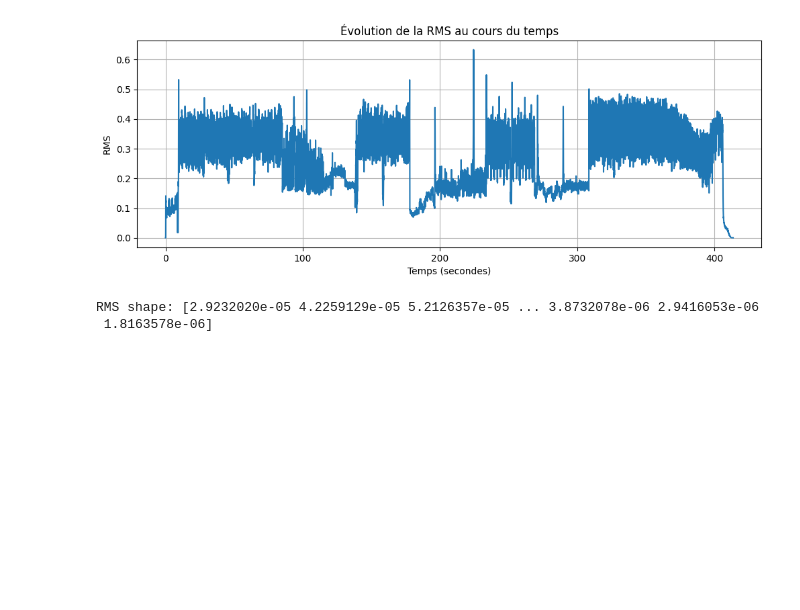
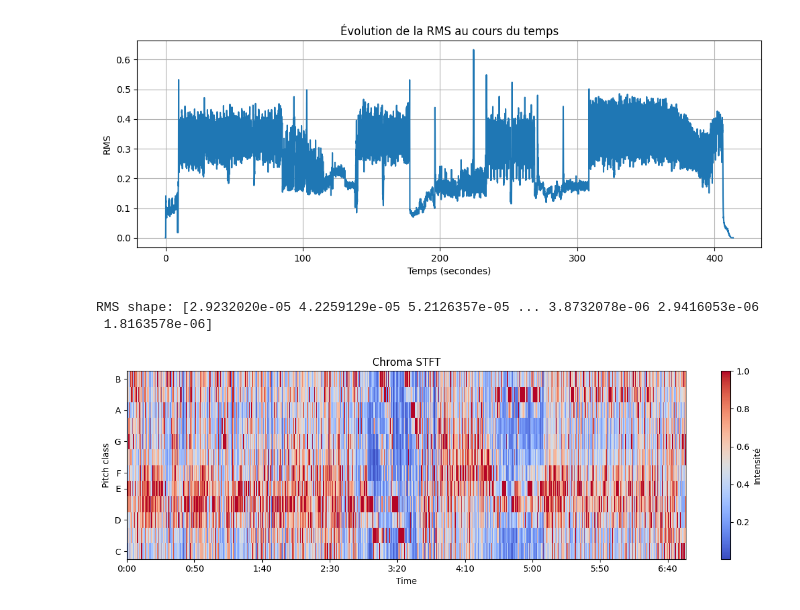
Before and after one commit to seb54/Doggy-and-Cat-adventure, a Jupyter notebook: dog_and_cat.ipynb, the cells around one changed output. Drawn from its saved outputs; the diff is of its cells as text; code cells hidden in the pictures; blank space fills up the shorter version.

```diff
--- a/dog_and_cat.ipynb
+++ b/dog_and_cat.ipynb
@@ -84,3 +84,13 @@ print(f"RMS shape: {rms}")
 [figure]
 RMS shape: [2.9232020e-05 4.2259129e-05 5.2126357e-05 ... 3.8732078e-06 2.9416053e-06
  1.8163578e-06]
+# %%
+chroma = librosa.feature.chroma_stft(y=y, sr=sr)
+plt.figure(figsize=(12, 4))
+librosa.display.specshow(chroma, x_axis='time', y_axis='chroma', sr=sr, cmap='coolwarm')
+plt.colorbar(label='Intensité')
+plt.title('Chroma STFT')
+plt.tight_layout()
+plt.show()
+# %% [output]
+[figure, added]
```
